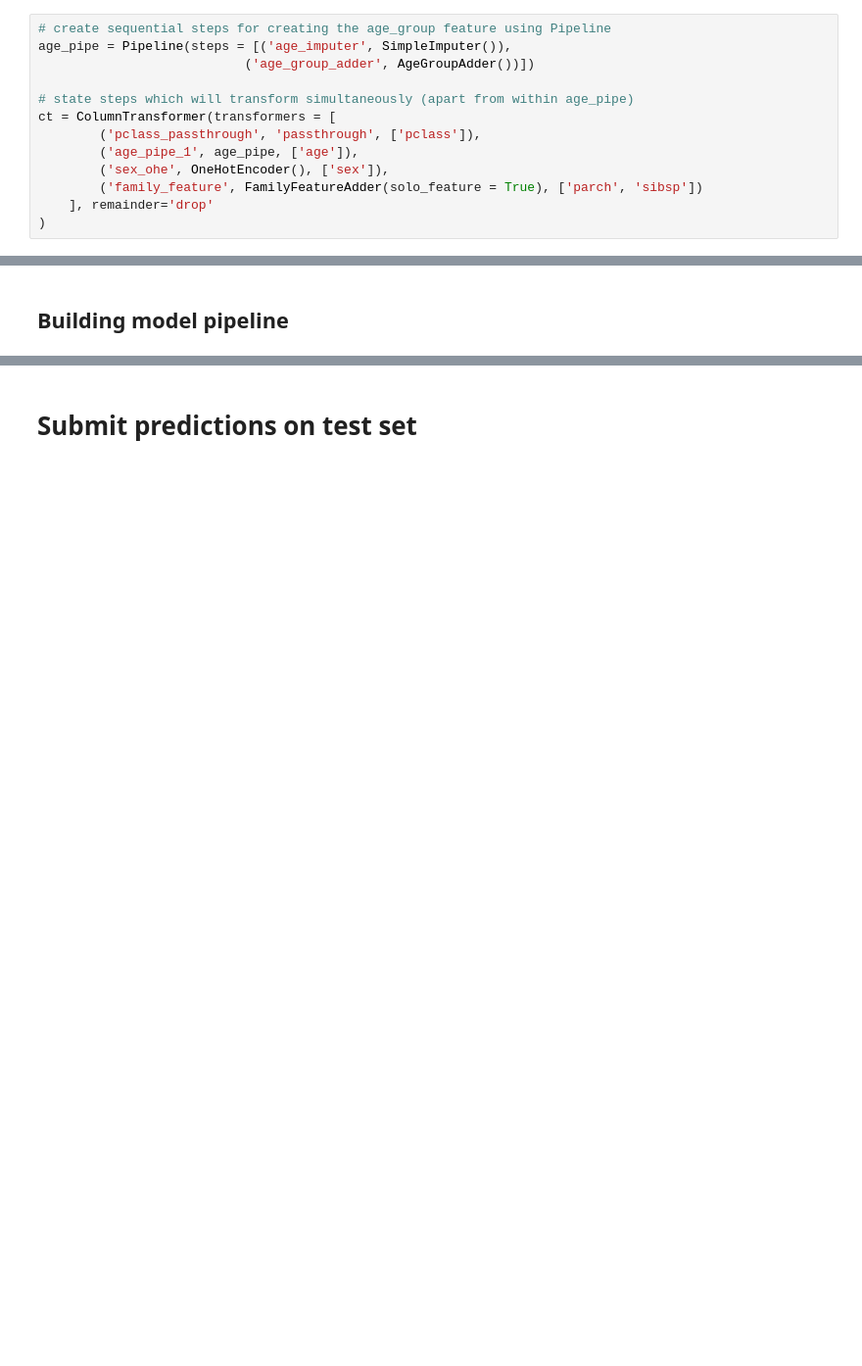
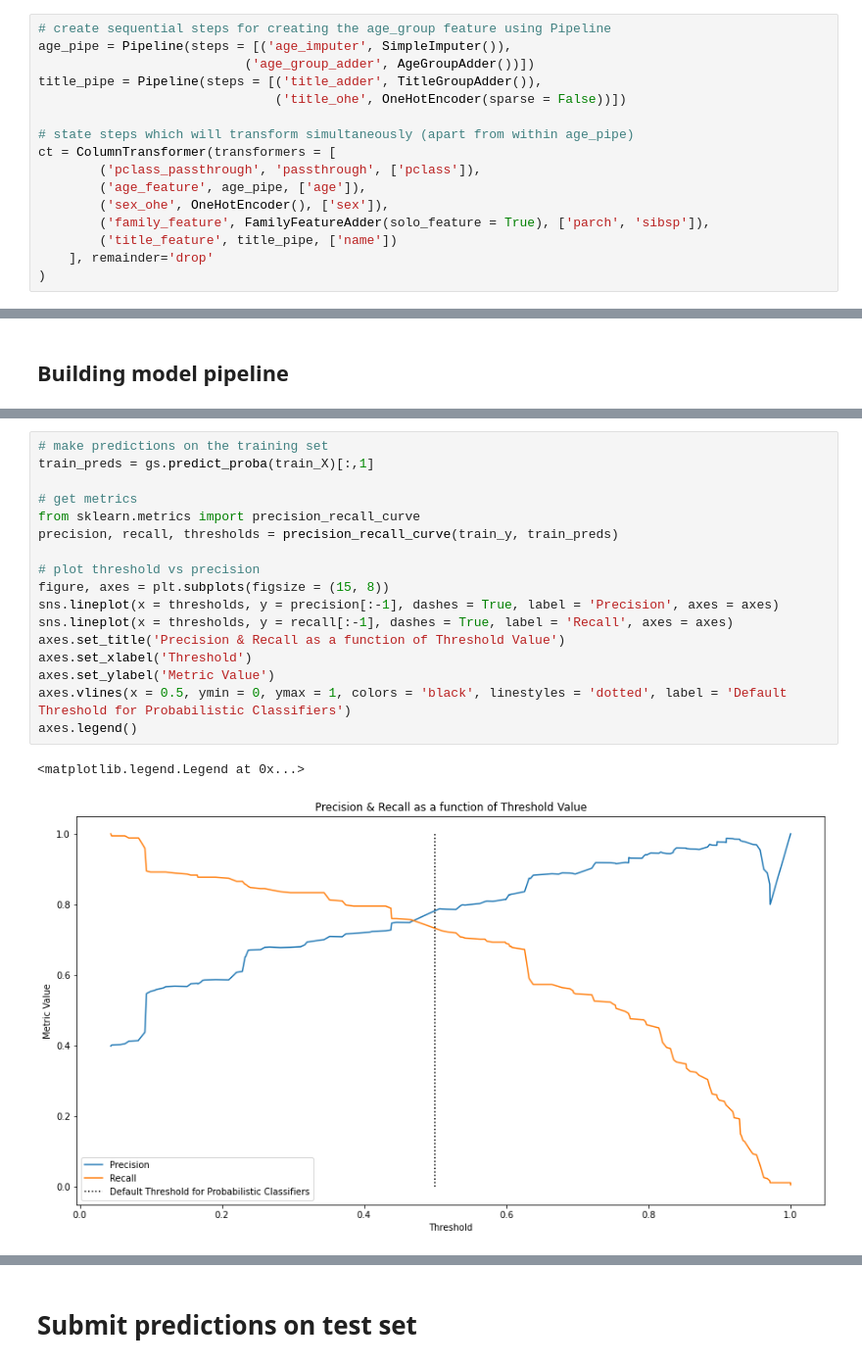
Before and after one commit to danielsuarez-mash/titanic_project, a Jupyter notebook: titanic.ipynb, the cells around one changed output, grey strips where cells are left out. Shown at 98% size. Saved outputs shown, nothing was run; the diff lists cells and outputs as text; blank space fills up the shorter version.

```diff
--- a/titanic.ipynb
+++ b/titanic.ipynb
@@ -603,13 +714,16 @@ class FamilyFeatureAdder(BaseEstimator, TransformerMixin):
 # create sequential steps for creating the age_group feature using Pipeline
 age_pipe = Pipeline(steps = [('age_imputer', SimpleImputer()),
                            ('age_group_adder', AgeGroupAdder())])
+title_pipe = Pipeline(steps = [('title_adder', TitleGroupAdder()),
+                               ('title_ohe', OneHotEncoder(sparse = False))])
 
 # state steps which will transform simultaneously (apart from within age_pipe)
 ct = ColumnTransformer(transformers = [
         ('pclass_passthrough', 'passthrough', ['pclass']),
-        ('age_pipe_1', age_pipe, ['age']),
+        ('age_feature', age_pipe, ['age']),
         ('sex_ohe', OneHotEncoder(), ['sex']),
-        ('family_feature', FamilyFeatureAdder(solo_feature = True), ['parch', 'sibsp'])
+        ('family_feature', FamilyFeatureAdder(solo_feature = True), ['parch', 'sibsp']),
+        ('title_feature', title_pipe, ['name'])
     ], remainder='drop'
 )
 # %%
@@ -702,0 +819,20 @@ We have a working model. How does it perform? Let's start off with accuracy as o
+# %%
+# make predictions on the training set
+train_preds = gs.predict_proba(train_X)[:,1]
+
+# get metrics
+from sklearn.metrics import precision_recall_curve
+precision, recall, thresholds = precision_recall_curve(train_y, train_preds)
+
+# plot threshold vs precision
+figure, axes = plt.subplots(figsize = (15, 8))
+sns.lineplot(x = thresholds, y = precision[:-1], dashes = True, label = 'Precision', axes = axes)
+sns.lineplot(x = thresholds, y = recall[:-1], dashes = True, label = 'Recall', axes = axes)
+axes.set_title('Precision & Recall as a function of Threshold Value')
+axes.set_xlabel('Threshold')
+axes.set_ylabel('Metric Value')
+axes.vlines(x = 0.5, ymin = 0, ymax = 1, colors = 'black', linestyles = 'dotted', label = 'Default Threshold for Probabilistic Classifiers')
+axes.legend()
+# %% [output]
+<matplotlib.legend.Legend at 0x...>
+[figure, added]
```
Also changed, not shown: parts of 24 cells of this notebook, 2 other files.
